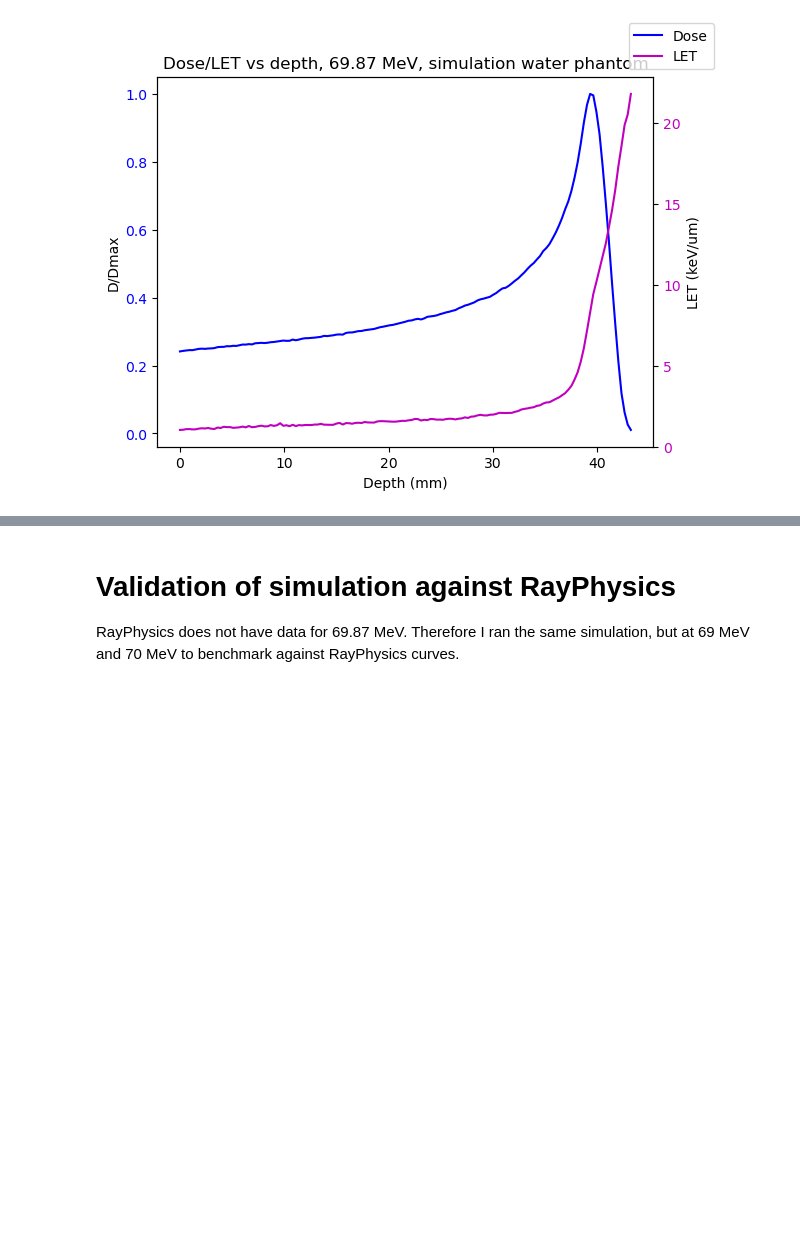
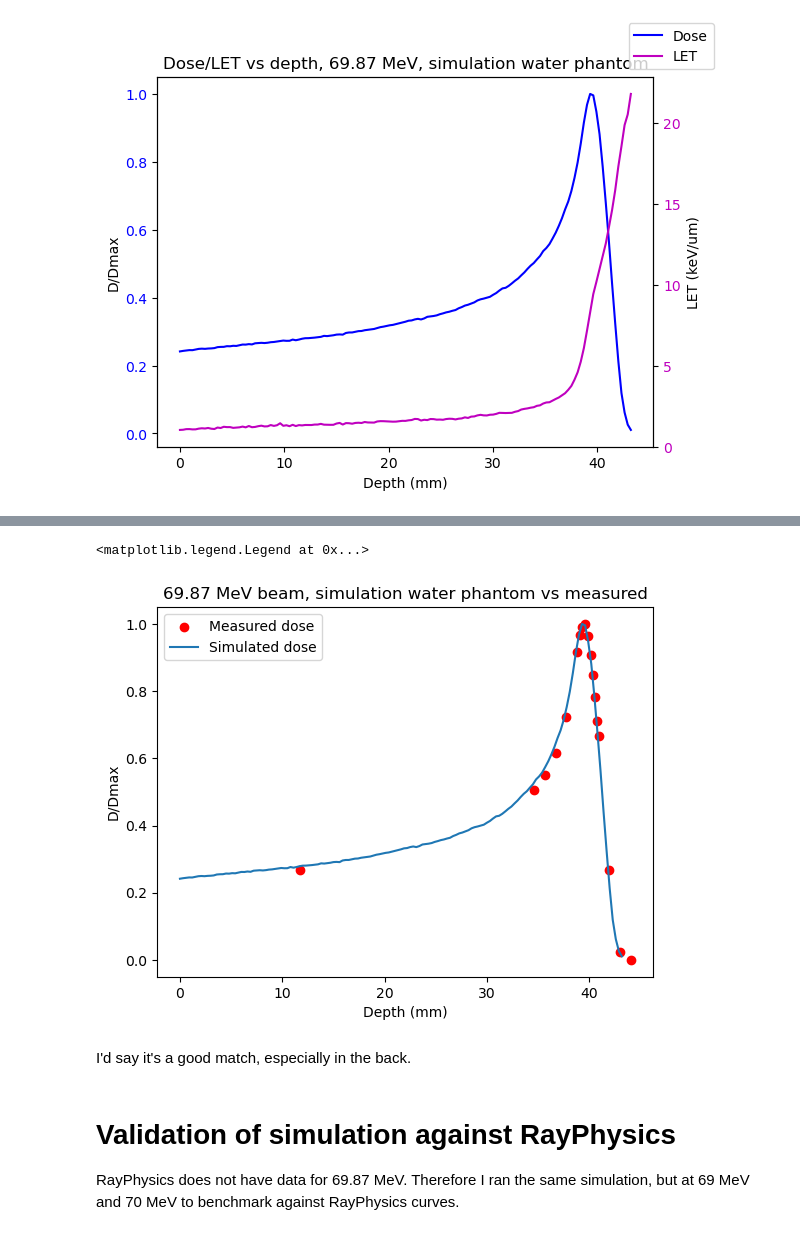
Before and after one commit to BrittHaanen15/Thesis_project, a Jupyter notebook: Python codes/Finding mid LET.ipynb, the cells around one changed output, grey strips where cells are left out. Cells and saved outputs as stored; diff of their text form; code cells hidden in the pictures; blank space fills up the shorter version.

Commit message:
Comparing to the 69.87 MeV measured data

```diff
--- a/Python codes/Finding mid LET.ipynb
+++ b/Python codes/Finding mid LET.ipynb
@@ -89,3 +93,29 @@ fig.legend()
+# %%
+BP_measured = pd.read_excel(r"C:\Users\bhaan\Documents\#Master Degree\Thesis\Thesis_project\Mid LET calculation\BP 69.87 measured - copy for scripts.xlsx")
+
+RSdepth_m = np.array(BP_measured['Depth (mm)'])
+RSdose_m = np.array(BP_measured['Dose (Gy)'])
+
+#Sort depth data in ascending order
+sort = np.argsort(RSdepth_m)
+#Apply sorting to all variables
+RSdepth_m = RSdepth_m[sort]
+RSdose_m = RSdose_m[sort]
+
+#Want dose and let normalised to maximum
+RSdose_m = RSdose_m/max(RSdose_m)
+
+plt.scatter(RSdepth_m, RSdose_m, label='Measured dose', color='r')
+plt.plot(dosedata['y_mm'], dosedata['Dose'], label='Simulated dose')
+plt.title('69.87 MeV beam, simulation water phantom vs measured')
+plt.xlabel('Depth (mm)')
+plt.ylabel('D/Dmax')
+plt.legend()
+# %% [output]
+<matplotlib.legend.Legend at 0x...>
+[figure, added]
+# %% [markdown]
+I'd say it's a good match, especially in the back.
 # %% [markdown]
 # Validation of simulation against RayPhysics
 
```
Also changed, not shown: parts of 9 cells of this notebook, 1 other file.
